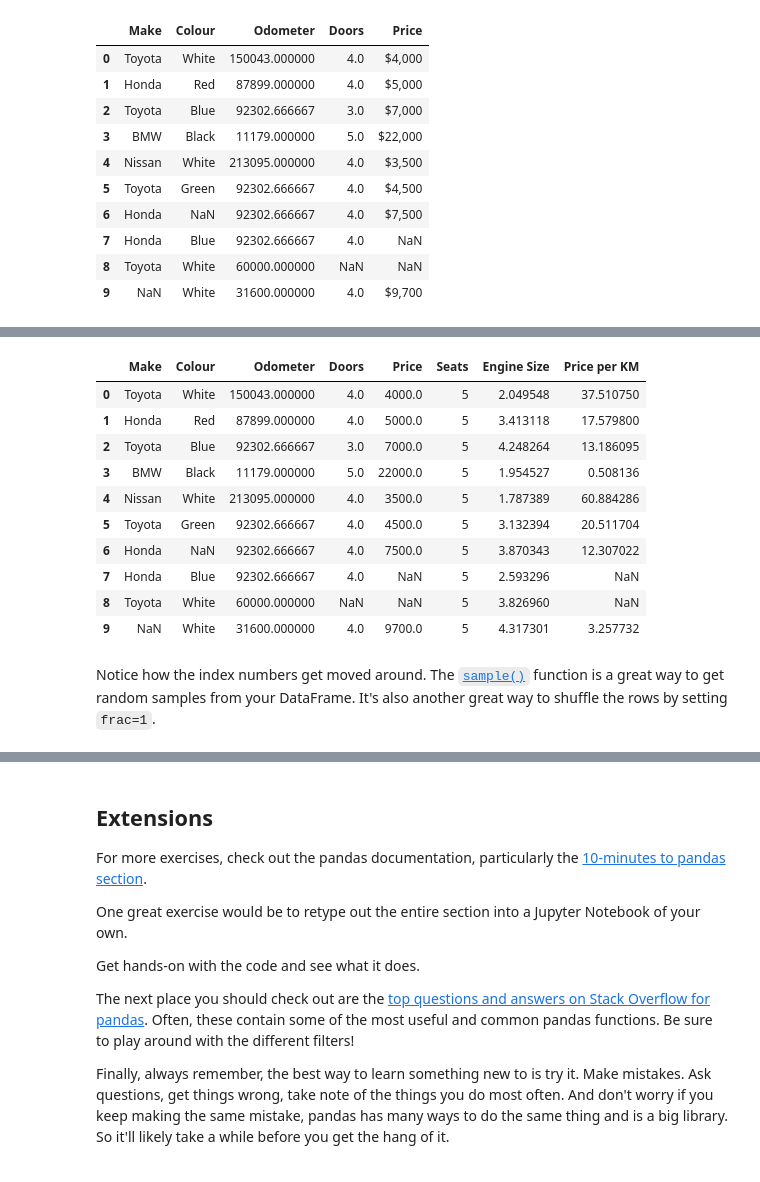
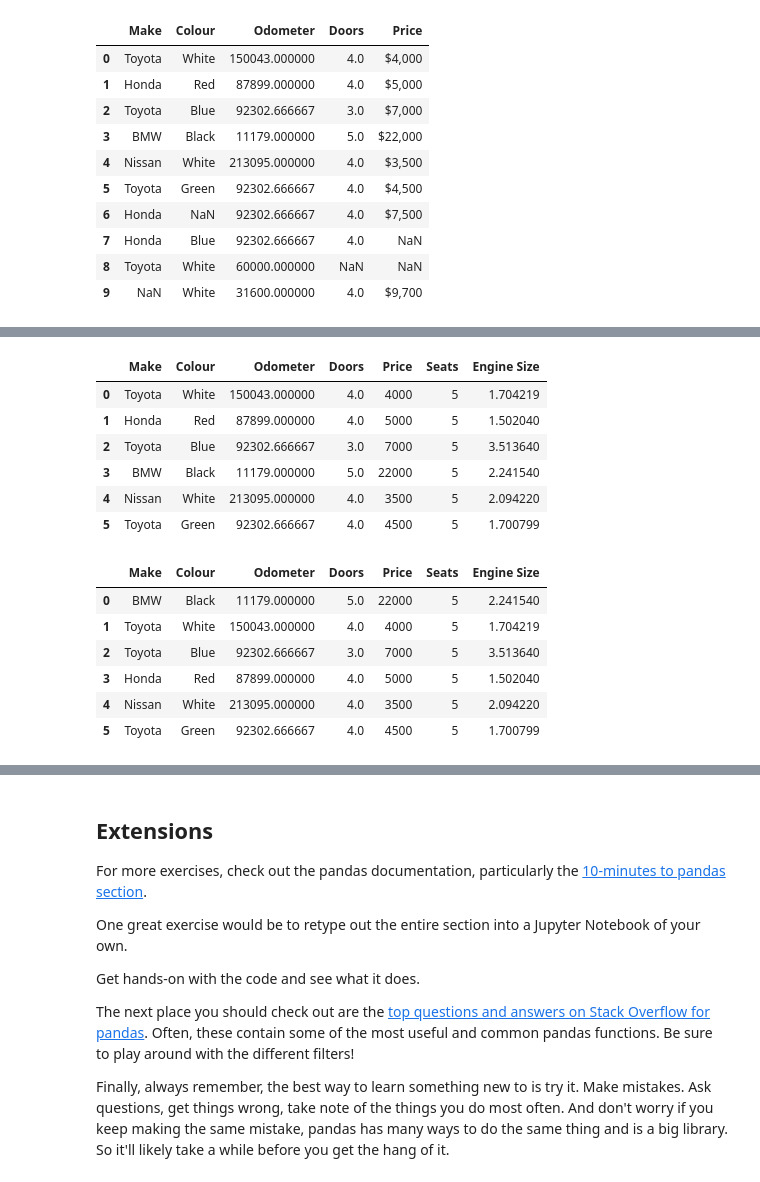
Before and after one commit to AryanK1511/Machine-Learning-and-Data-Science-Bootcamp, a Jupyter notebook: 002-Pandas_Data_Analysis/pandas-exercises.ipynb, the cells around one changed output, grey strips where cells are left out. Cells and saved outputs as stored; diff of their text form; code cells hidden in the pictures.

```diff
--- a/002-Pandas_Data_Analysis/pandas-exercises.ipynb
+++ b/002-Pandas_Data_Analysis/pandas-exercises.ipynb
@@ -382,21 +374,15 @@ AttributeError: Can only use .str accessor with string values!
-# %%
-missing_car_sales["Price per KM"] = missing_car_sales["Odometer"] / missing_car_sales["Price"]
-missing_car_sales
-# %% [output]
-|  | Make | Colour | Odometer | Doors | Price | Seats | Engine Size | Price per KM |
-| 0 | Toyota | White | 150043.000000 | 4.0 | 4000.0 | 5 | 2.049548 | 37.510750 |
-| 1 | Honda | Red | 87899.000000 | 4.0 | 5000.0 | 5 | 3.413118 | 17.579800 |
-| 2 | Toyota | Blue | 92302.666667 | 3.0 | 7000.0 | 5 | 4.248264 | 13.186095 |
-| 3 | BMW | Black | 11179.000000 | 5.0 | 22000.0 | 5 | 1.954527 | 0.508136 |
-| 4 | Nissan | White | 213095.000000 | 4.0 | 3500.0 | 5 | 1.787389 | 60.884286 |
-| 5 | Toyota | Green | 92302.666667 | 4.0 | 4500.0 | 5 | 3.132394 | 20.511704 |
-| 6 | Honda | NaN | 92302.666667 | 4.0 | 7500.0 | 5 | 3.870343 | 12.307022 |
-| 7 | Honda | Blue | 92302.666667 | 4.0 | NaN | 5 | 2.593296 | NaN |
-| 8 | Toyota | White | 60000.000000 | NaN | NaN | 5 | 3.826960 | NaN |
-| 9 | NaN | White | 31600.000000 | 4.0 | 9700.0 | 5 | 4.317301 | 3.257732 |
 # %%
 # Remove the last column you added using .drop()
-missing_car_sales.drop("Price per KM", axis = 1, inplace=True)
+car_sales_missing.drop("Price per KM", axis = 1, inplace = True)
+car_sales_missing
+# %% [output]
+|  | Make | Colour | Odometer | Doors | Price | Seats | Engine Size |
+| 0 | Toyota | White | 150043.000000 | 4.0 | 4000 | 5 | 1.704219 |
+| 1 | Honda | Red | 87899.000000 | 4.0 | 5000 | 5 | 1.502040 |
+| 2 | Toyota | Blue | 92302.666667 | 3.0 | 7000 | 5 | 3.513640 |
+| 3 | BMW | Black | 11179.000000 | 5.0 | 22000 | 5 | 2.241540 |
+| 4 | Nissan | White | 213095.000000 | 4.0 | 3500 | 5 | 2.094220 |
+| 5 | Toyota | Green | 92302.666667 | 4.0 | 4500 | 5 | 1.700799 |
 # %%
 # Shuffle the DataFrame using sample() with the frac parameter set to 1
 # Save the the shuffled DataFrame to a new variable
@@ -404,5 +390,12 @@ shuff = missing_car_sales.sample(frac=1)
-# %% [markdown]
-Notice how the index numbers get moved around. The [`sample()`](https://pandas.pydata.org/pandas-docs/stable/reference/api/pandas.DataFrame.sample.html) function is a great way to get random samples from your DataFrame. It's also another great way to shuffle the rows by setting `frac=1`.
 # %%
 # Reset the indexes of the shuffled DataFrame
-shuff.reset_index(drop = True, inplace = True)
+car_sales_shuffled.reset_index(drop = True, inplace = True)
+car_sales_shuffled
+# %% [output]
+|  | Make | Colour | Odometer | Doors | Price | Seats | Engine Size |
+| 0 | BMW | Black | 11179.000000 | 5.0 | 22000 | 5 | 2.241540 |
+| 1 | Toyota | White | 150043.000000 | 4.0 | 4000 | 5 | 1.704219 |
+| 2 | Toyota | Blue | 92302.666667 | 3.0 | 7000 | 5 | 3.513640 |
+| 3 | Honda | Red | 87899.000000 | 4.0 | 5000 | 5 | 1.502040 |
+| 4 | Nissan | White | 213095.000000 | 4.0 | 3500 | 5 | 2.094220 |
+| 5 | Toyota | Green | 92302.666667 | 4.0 | 4500 | 5 | 1.700799 |
```
Also changed, not shown: parts of 34 cells of this notebook, 1 other file.
